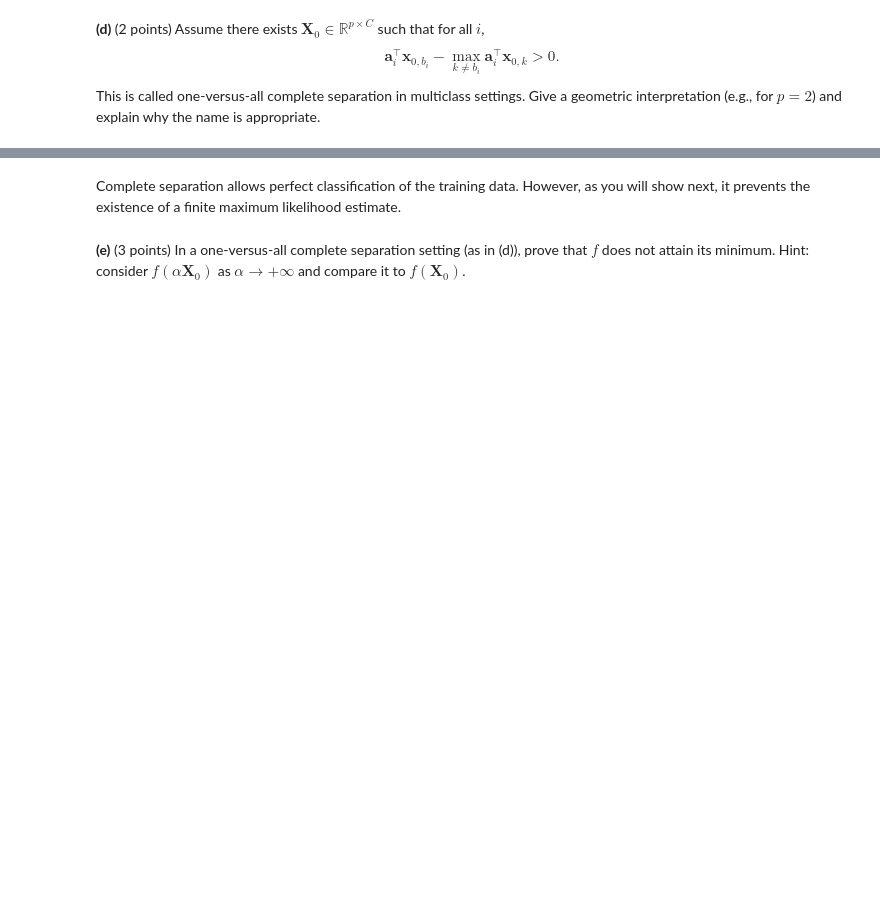
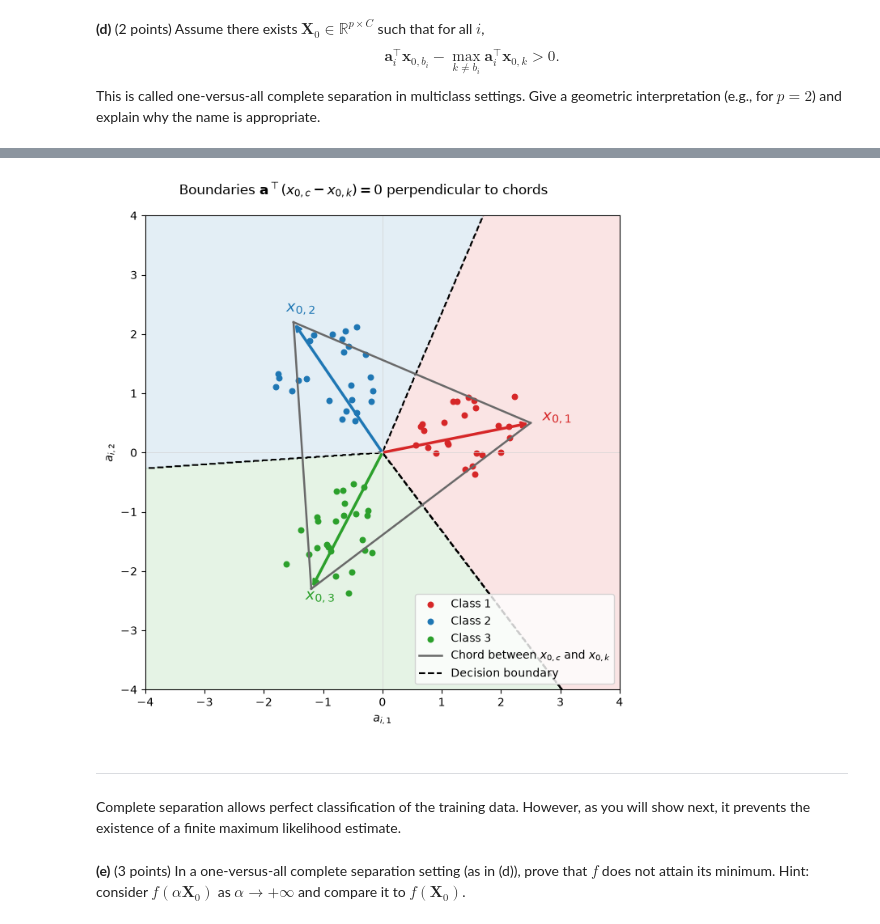
Before and after one commit to DavideRossi123/Assignment-1-Maths-of-Data, a Jupyter notebook: Part 1 - Theory.ipynb, the cells around one changed output, grey strips where cells are left out. Cells and saved outputs as stored; diff of their text form; code cells hidden in the pictures; blank space fills up the shorter version.

```diff
--- a/Part 1 - Theory.ipynb
+++ b/Part 1 - Theory.ipynb
@@ -165,3 +184,70 @@ The name "one-versus-all complete separation" is appropriate because the inequal
+# %%
+import numpy as np
+import matplotlib.pyplot as plt
+from matplotlib.lines import Line2D
+
+rng = np.random.default_rng(1)
+
+# Class-specific parameters x_{0,c}
+X0 = np.array([[2.5, 0.5], [-1.5, 2.2], [-1.2, -2.3]])
+cols = ['tab:red', 'tab:blue', 'tab:green']
+
+# Simulate some data
+A, b = [], []
+for c in range(3):
+    ang = np.arctan2(X0[c, 1], X0[c, 0])
+    for _ in range(25):
+        r = rng.uniform(0.5, 2.5)
+        t = ang + rng.uniform(-0.45, 0.45)
+        A.append([r * np.cos(t), r * np.sin(t)])
+        b.append(c)
+A, b = np.array(A), np.array(b)
+
+# Verify that one-versus-all complete separation holds
+S = A @ X0.T
+assert (S.argmax(1) == b).all()
+
+# Class coloured regions
+g = np.linspace(-4, 4, 800)
+GX, GY = np.meshgrid(g, g)
+P = np.c_[GX.ravel(), GY.ravel()]
+pred = (P @ X0.T).argmax(1).reshape(GX.shape)
+
+fig, ax = plt.subplots(figsize=(7, 7))
+ax.contourf(GX, GY, pred, levels=[-.5, .5, 1.5, 2.5], colors=cols, alpha=.12)
+
+# Decision boundaries as the borders between coloured regions
+ax.contour(GX, GY, pred, levels=[0.5, 1.5], colors='k', linewidths=1.5, linestyles='--')
+
+for c in range(3):
+    ax.scatter(*A[b == c].T, c=cols[c], s=22, label=f'Class {c+1}')
+    ax.annotate('', xy=X0[c], xytext=(0, 0),
+                arrowprops=dict(arrowstyle='->', color=cols[c], lw=2.5))
+    ax.text(*(X0[c] * 1.08), f'$x_{{0,{c+1}}}$', color=cols[c], fontsize=14)
+
+# Chords connecting the tips of the vectors x_{0,c}
+for c, k in [(0, 1), (0, 2), (1, 2)]:
+    ax.plot(*X0[[c, k]].T, '-', color='dimgray', lw=1.8, zorder=4)
+
+ax.axhline(0, c='lightgray', lw=.5)
+ax.axvline(0, c='lightgray', lw=.5)
+ax.set_xlim(-4, 4); ax.set_ylim(-4, 4); ax.set_aspect('equal')
+ax.set_xlabel('$a_{i,1}$'); ax.set_ylabel('$a_{i,2}$')
+
+h, l = ax.get_legend_handles_labels()
+h += [Line2D([], [], color='dimgray', lw=1.8),
+      Line2D([], [], color='k', ls='--', lw=1.5)]
+l += ['Chord between $x_{0,c}$ and $x_{0,k}$', 'Decision boundary']
+ax.legend(h, l, loc='lower right')
+
+fig.suptitle(r'Boundaries $\mathbf{a}^\top(x_{0,c}-x_{0,k})=0$ perpendicular to chords',
+             fontsize=12)
+plt.tight_layout()
+plt.show()
+# %% [output]
+[figure, added]
+# %% [markdown]
+---
 # %% [markdown]
 Complete separation allows perfect classification of the training data. However, as you will show next, it prevents the existence of a finite maximum likelihood estimate.
 # %% [markdown]
```
Also changed, not shown: parts of 24 cells of this notebook, 3 other files.
